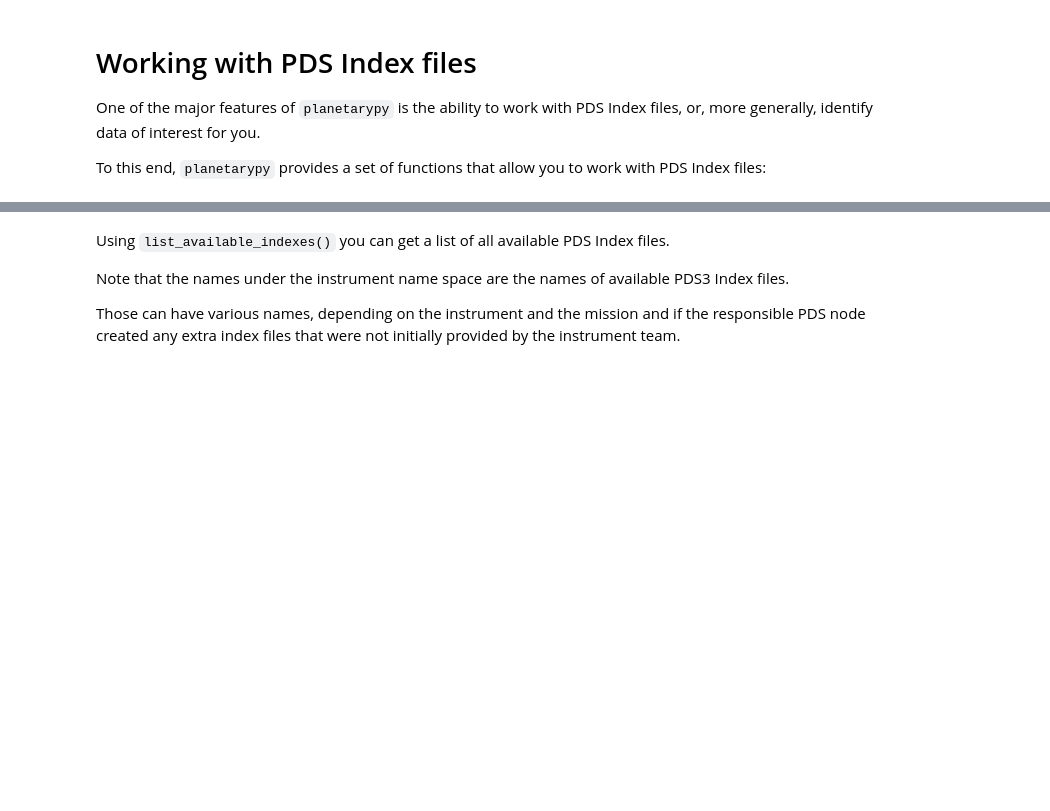
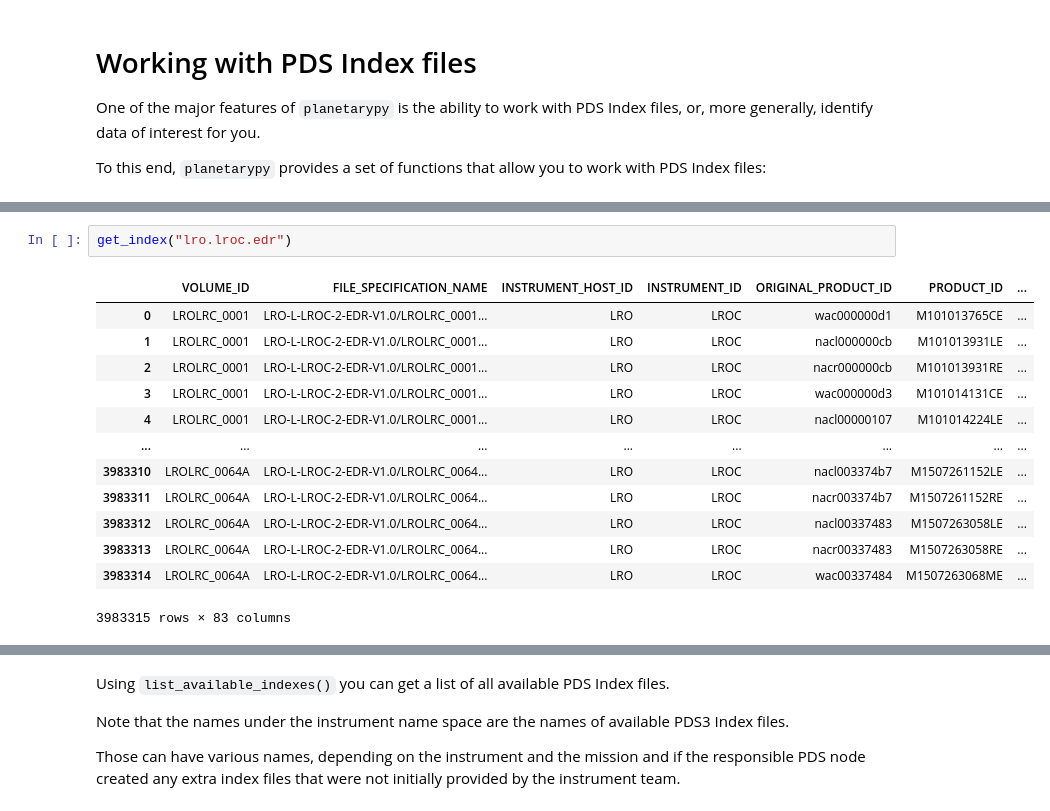
Before and after one commit to michaelaye/planetarypy, a Jupyter notebook: notebooks/pds_indexes_examples.ipynb, the cells around one changed output, grey strips where cells are left out. Drawn from its saved outputs; the diff is of its cells as text; blank space fills up the shorter version.

```diff
--- a/notebooks/pds_indexes_examples.ipynb
+++ b/notebooks/pds_indexes_examples.ipynb
@@ -45,0 +89,16 @@ config["mro"]["ctx"]
+# %%
+get_index("lro.lroc.edr")
+# %% [output]
+|  | VOLUME_ID | FILE_SPECIFICATION_NAME | INSTRUMENT_HOST_ID | INSTRUMENT_ID | ORIGINAL_PRODUCT_ID | PRODUCT_ID | ... |
+| 0 | LROLRC_0001 | LRO-L-LROC-2-EDR-V1.0/LROLRC_0001... | LRO | LROC | wac000000d1 | M101013765CE | ... |
+| 1 | LROLRC_0001 | LRO-L-LROC-2-EDR-V1.0/LROLRC_0001... | LRO | LROC | nacl000000cb | M101013931LE | ... |
+| 2 | LROLRC_0001 | LRO-L-LROC-2-EDR-V1.0/LROLRC_0001... | LRO | LROC | nacr000000cb | M101013931RE | ... |
+| 3 | LROLRC_0001 | LRO-L-LROC-2-EDR-V1.0/LROLRC_0001... | LRO | LROC | wac000000d3 | M101014131CE | ... |
+| 4 | LROLRC_0001 | LRO-L-LROC-2-EDR-V1.0/LROLRC_0001... | LRO | LROC | nacl00000107 | M101014224LE | ... |
+| ... | ... | ... | ... | ... | ... | ... | ... |
+| 3983310 | LROLRC_0064A | LRO-L-LROC-2-EDR-V1.0/LROLRC_0064... | LRO | LROC | nacl003374b7 | M1507261152LE | ... |
+| 3983311 | LROLRC_0064A | LRO-L-LROC-2-EDR-V1.0/LROLRC_0064... | LRO | LROC | nacr003374b7 | M1507261152RE | ... |
+| 3983312 | LROLRC_0064A | LRO-L-LROC-2-EDR-V1.0/LROLRC_0064... | LRO | LROC | nacl00337483 | M1507263058LE | ... |
+| 3983313 | LROLRC_0064A | LRO-L-LROC-2-EDR-V1.0/LROLRC_0064... | LRO | LROC | nacr00337483 | M1507263058RE | ... |
+| 3983314 | LROLRC_0064A | LRO-L-LROC-2-EDR-V1.0/LROLRC_0064... | LRO | LROC | wac00337484 | M1507263068ME | ... |
+3983315 rows × 83 columns
```
Also changed, not shown: parts of 12 cells of this notebook, 6 other files.
